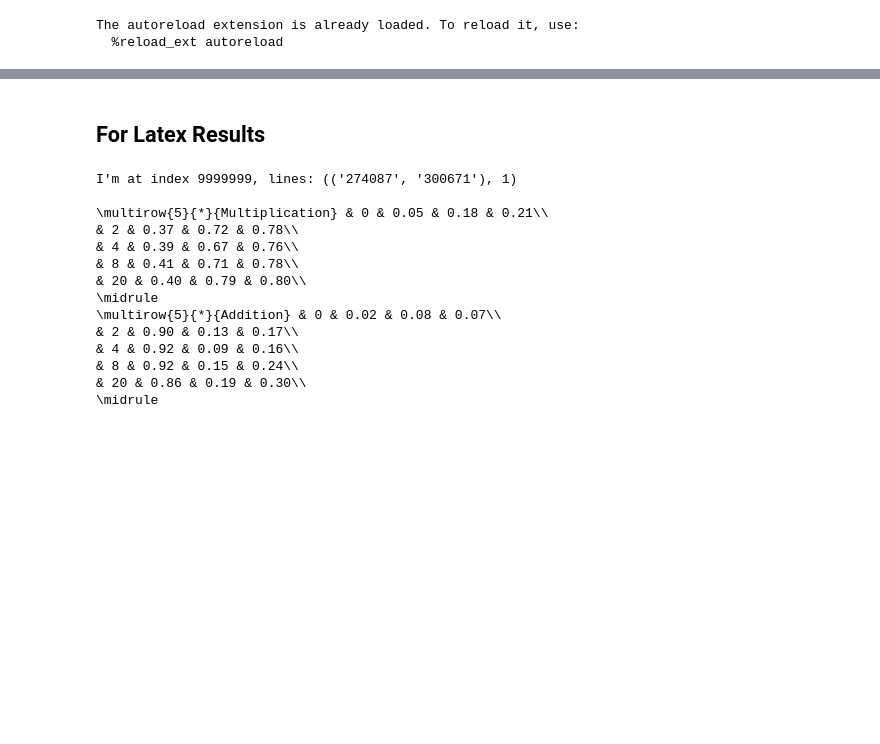
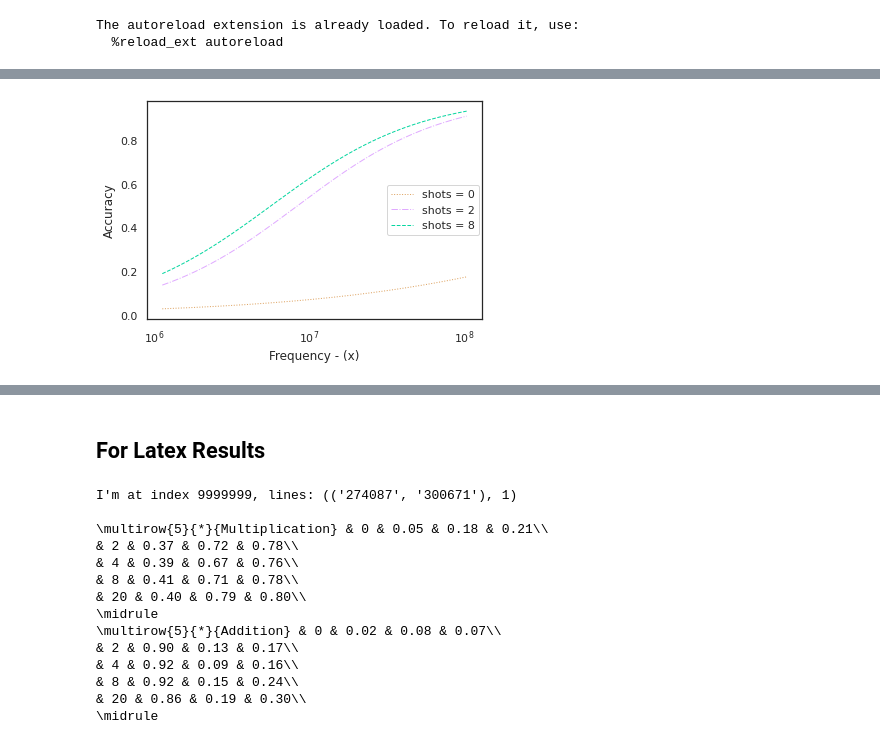
Before and after one commit to yasamanrazeghi7/TermFrequency, a Jupyter notebook: GPTAnalyzer/AggregateResults/clean_plots.ipynb, the cells around one changed output, grey strips where cells are left out. Drawn from its saved outputs; the diff is of its cells as text; code cells hidden in the pictures; blank space fills up the shorter version.

```diff
--- a/GPTAnalyzer/AggregateResults/clean_plots.ipynb
+++ b/GPTAnalyzer/AggregateResults/clean_plots.ipynb
@@ -28,7 +39,9 @@ for shots in [2, 4, 8, 20]:
 # %%
 q = save_freq_acc_plot_and_get_info('day', 2, 'gptj', key='xz', show_plot = True, quantile_number=2)
 # %%
-save_logistic_regression_lines_plot_for_shots('plus', 'gptj', shots=[0, 2,4, 8, 20], key='xz', show_plot=True)
+save_logistic_regression_lines_plot_for_shots('mult', 'gptj', shots=[0, 2, 8], key='x', show_plot=True)
+# %% [output]
+[figure, added]
 # %%
 save_logistic_regression_lines_plot_for_models('plus', ['gptjsmall', 'gptjlarge', 'gptj'], shot=2, key='x', show_plot=True)
 # %% [output]
```
Also changed, not shown: parts of 8 cells of this notebook, 2 other files.
